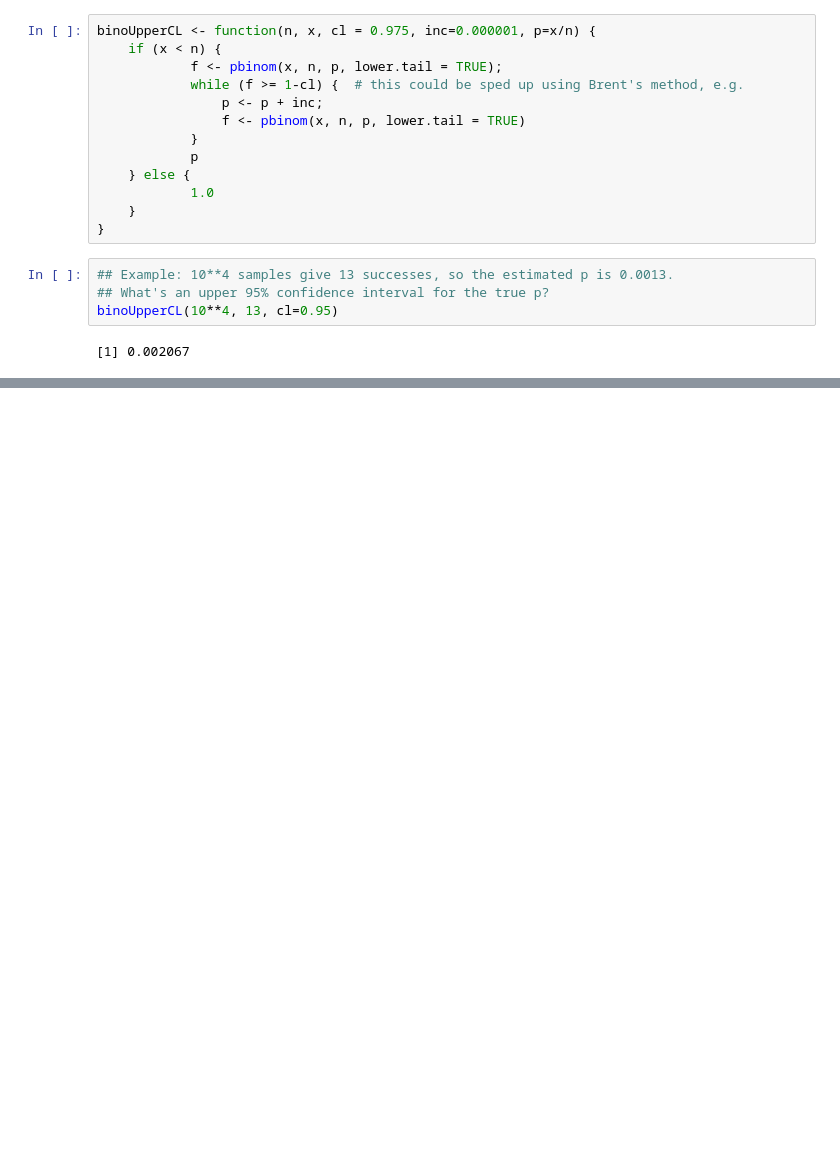
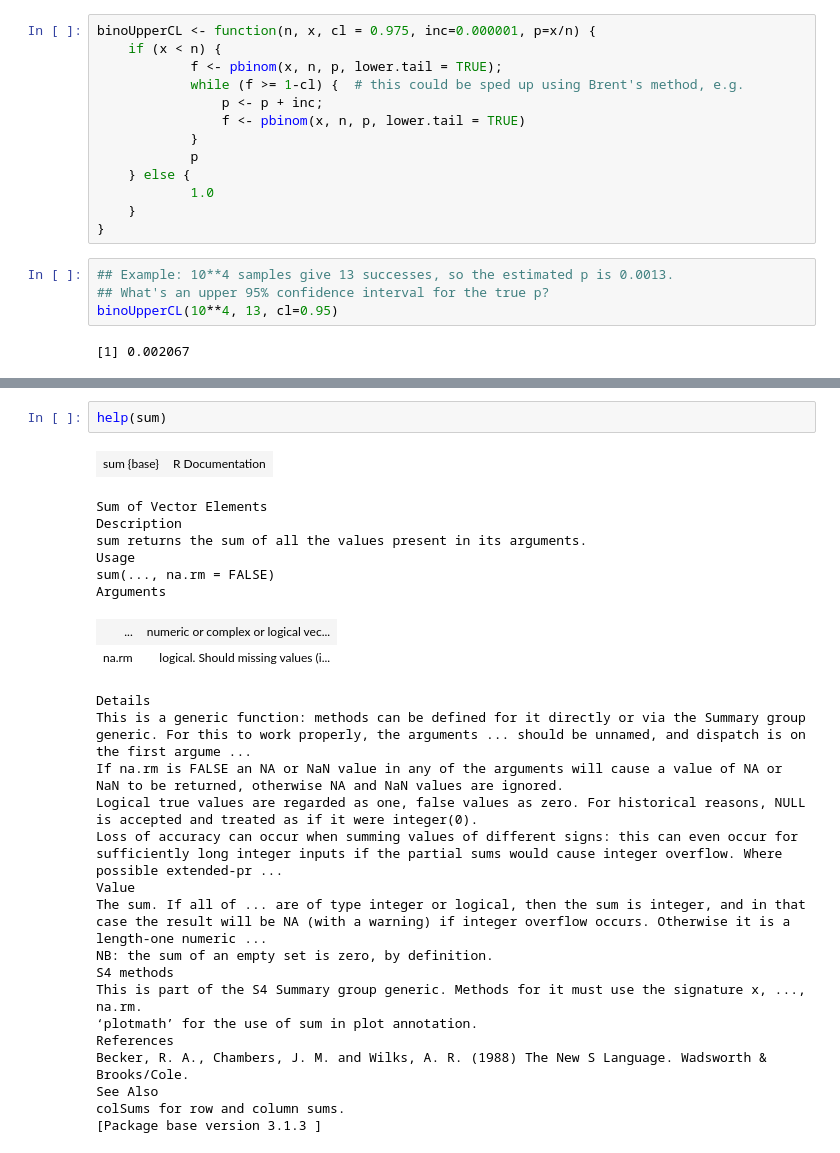
Before and after one commit to pbstark/Padova15, a Jupyter notebook: inference.ipynb, the cells around one changed output, grey strips where cells are left out. Cells and saved outputs as stored; diff of their text form; blank space fills up the shorter version.

```diff
--- a/inference.ipynb
+++ b/inference.ipynb
@@ -527,0 +552,28 @@ binoUpperCL(10**4, 13, cl=0.95)
+# %%
+help(sum)
+# %% [output]
+| sum {base} | R Documentation |
+Sum of Vector Elements
+Description
+sum returns the sum of all the values present in its arguments.
+Usage
+sum(..., na.rm = FALSE)
+Arguments
+| ... | numeric or complex or logical vec... |
+| na.rm | logical. Should missing values (i... |
+Details
+This is a generic function: methods can be defined for it directly or via the Summary group generic. For this to work properly, the arguments ... should be unnamed, and dispatch is on the first argume ...
+If na.rm is FALSE an NA or NaN value in any of the arguments will cause a value of NA or NaN to be returned, otherwise NA and NaN values are ignored.
+Logical true values are regarded as one, false values as zero. For historical reasons, NULL is accepted and treated as if it were integer(0).
+Loss of accuracy can occur when summing values of different signs: this can even occur for sufficiently long integer inputs if the partial sums would cause integer overflow. Where possible extended-pr ...
+Value
+The sum. If all of ... are of type integer or logical, then the sum is integer, and in that case the result will be NA (with a warning) if integer overflow occurs. Otherwise it is a length-one numeric ...
+NB: the sum of an empty set is zero, by definition.
+S4 methods
+This is part of the S4 Summary group generic. Methods for it must use the signature x, ..., na.rm.
+‘plotmath’ for the use of sum in plot annotation.
+References
+Becker, R. A., Chambers, J. M. and Wilks, A. R. (1988) The New S Language. Wadsworth & Brooks/Cole.
+See Also
+colSums for row and column sums.
+[Package base version 3.1.3 ]
```
Also changed, not shown: parts of 5 cells of this notebook, 1 other file.
